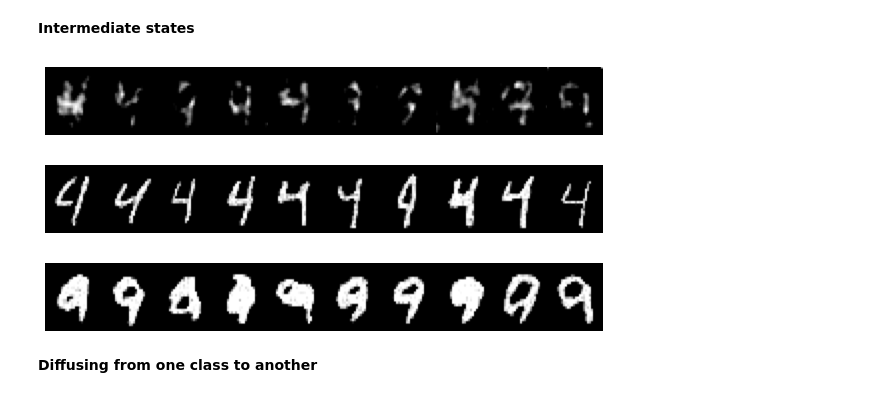
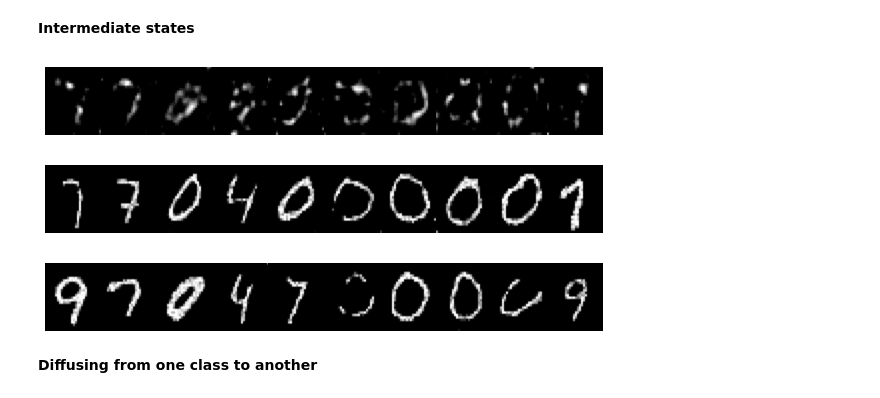
Before and after one commit to Genentech/branched-diffusion, a Jupyter notebook: notebooks/continuous_branched_mnist.ipynb, the cells around one changed output. Drawn from its saved outputs; the diff is of its cells as text; code cells hidden in the pictures.

```diff
--- a/notebooks/continuous_branched_mnist.ipynb
+++ b/notebooks/continuous_branched_mnist.ipynb
@@ -23,19 +23,18 @@ else:
 # %% [markdown]
 ### Define the branches and create the data loader
 # %%
-classes = [0, 4, 9]
-branch_defs = [
-    ((0, 4, 9), 0.5, 1),
-    ((0,), 0, 0.5),
-    ((4, 9), 0.3, 0.5),
-    ((4,), 0, 0.3),
-    ((9,), 0, 0.3)
-]
+classes = [0, 4, 7, 9]
+# branch_defs = [
+#     ((0, 4, 9), 0.5, 1),
+#     ((0,), 0, 0.5),
+#     ((4, 9), 0.35, 0.5),
+#     ((4,), 0, 0.35),
+#     ((9,), 0, 0.35)
+# ]
+branch_defs = [((0, 4, 7, 9), 0, 1)]
 
-# classes = [0]
-# branch_defs = [
-#     ((0,), 0, 1)
-# ]
+# classes = list(range(10))
+# branch_defs = [((0, 1, 2, 3, 4, 5, 6, 7, 8, 9), 0.4854854854854855, 1), ((1, 2, 3, 4, 5, 6, 7, 8, 9), 0.44744744744744747, 0.4854854854854855), ((2, 3, 4, 5, 6, 7, 8, 9), 0.43343343343343343, 0.44744744744744747), ((2, 3, 4, 5, 7, 8, 9), 0.4164164164164164, 0.43343343343343343), ((3, 4, 5, 7, 8, 9), 0.3743743743743744, 0.4164164164164164), ((3, 4, 5, 8, 9), 0.3683683683683684, 0.3743743743743744), ((3, 4, 5, 9), 0.35235235235235235, 0.3683683683683684), ((3, 4, 5), 0.3483483483483483, 0.35235235235235235), ((3, 5), 0.27127127127127126, 0.3483483483483483), ((0,), 0, 0.4854854854854855), ((1,), 0, 0.44744744744744747), ((6,), 0, 0.43343343343343343), ((2,), 0, 0.4164164164164164), ((7,), 0, 0.3743743743743744), ((8,), 0, 0.3683683683683684), ((9,), 0, 0.35235235235235235), ((4,), 0, 0.3483483483483483), ((5,), 0, 0.27127127127127126), ((3,), 0, 0.27127127127127126)]
 
 dataset = torchvision.datasets.MNIST(
     "/gstore/data/resbioai/tsenga5/datasets", train=True, transform=(lambda img: (np.asarray(img)[None] / 256 * 2) - 1)
@@ -184,30 +185,32 @@ Sampling class: 9
 # %% [markdown]
 **Intermediate states**
 # %%
+branch_time_4_9 = 0.35
+
 samples_49 = generate.generate_continuous_samples(
-    model, sde, 4, class_time_to_branch_tensor, sampler="pc", t_start=0.3,
+    model, sde, 4, class_time_to_branch_tensor, sampler="pc", t_start=branch_time_4_9,
     t_limit=t_limit
 ).cpu().numpy()
 samples_4 = generate.generate_continuous_samples(
-    model, sde, 4, class_time_to_branch_tensor, sampler="pc", t_limit=0.3,
+    model, sde, 4, class_time_to_branch_tensor, sampler="pc", t_limit=branch_time_4_9,
     initial_samples=torch.tensor(samples_49).to(DEVICE)
 ).cpu().numpy()
 samples_9 = generate.generate_continuous_samples(
-    model, sde, 9, class_time_to_branch_tensor, sampler="pc", t_limit=0.3,
+    model, sde, 9, class_time_to_branch_tensor, sampler="pc", t_limit=branch_time_4_9,
     initial_samples=torch.tensor(samples_49).to(DEVICE)
 ).cpu().numpy()
 
 smoothed_samples_49 = np.empty_like(samples_49)
 for i in range(len(samples_49)):
     smoothed_samples_49[i, 0] = scipy.ndimage.gaussian_filter(samples_49[i, 0], sigma=1)
 
 plot_mnist_digits(smoothed_samples_49)
 plot_mnist_digits(samples_4)
 plot_mnist_digits(samples_9)
 # %% [output]
-[figure, old version]
+[figure, new version]
-[figure, old version]
+[figure, new version]
-[figure, old version]
+[figure, new version]
 # %% [markdown]
 **Diffusing from one class to another**
 # %%
```
Also changed, not shown: parts of 5 cells of this notebook, 7 other files.
